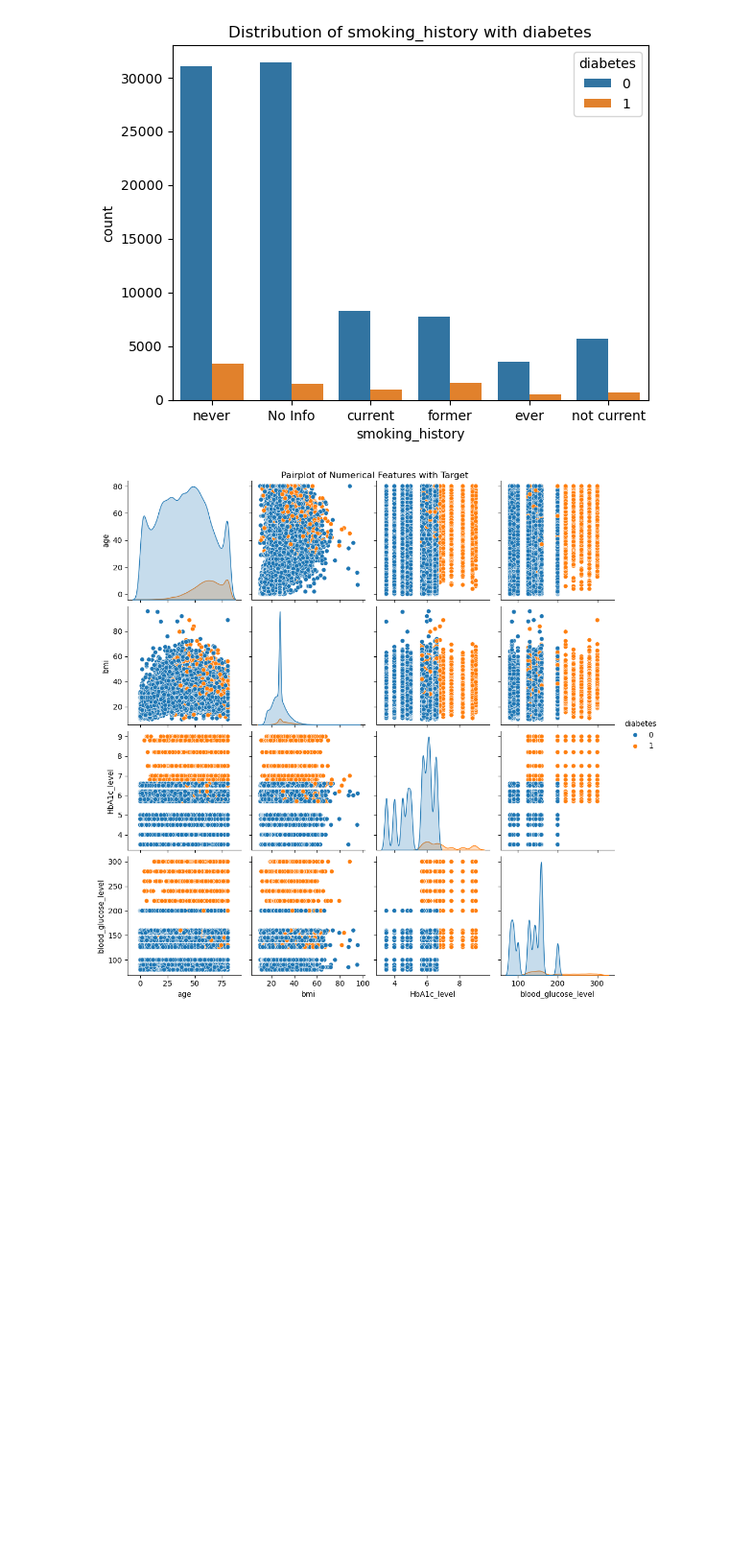
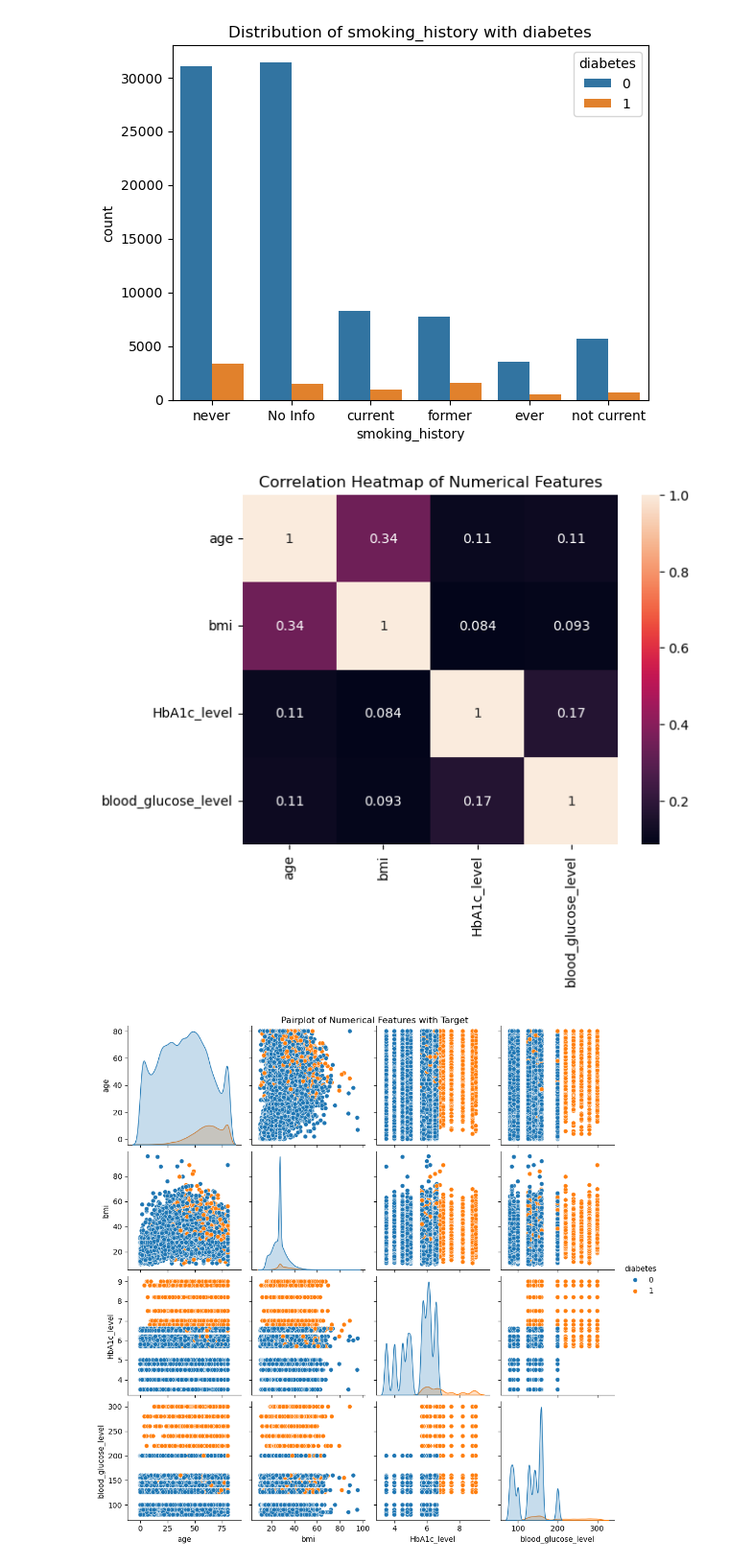
Before and after one commit to ImpactGLX323/UMAIHackathon-UNM, a Jupyter notebook: model/exploratory_data_analysis.ipynb, the cells around one changed output. Shown at 96% size. Drawn from its saved outputs; the diff is of its cells as text; code cells hidden in the pictures; blank space fills up the shorter version.

Commit message:
eda added heatmap for numerical features

```diff
--- a/model/exploratory_data_analysis.ipynb
+++ b/model/exploratory_data_analysis.ipynb
@@ -344,6 +344,12 @@ for column in categorical_columns:
 [figure]
 [figure]
 [figure]
+# %%
+sns.heatmap(df[numerical_columns].corr(), annot=True)
+plt.title("Correlation Heatmap of Numerical Features")
+plt.show()
+# %% [output]
+[figure, added]
 # %%
 # Pairplot for numerical columns with target
 
```
